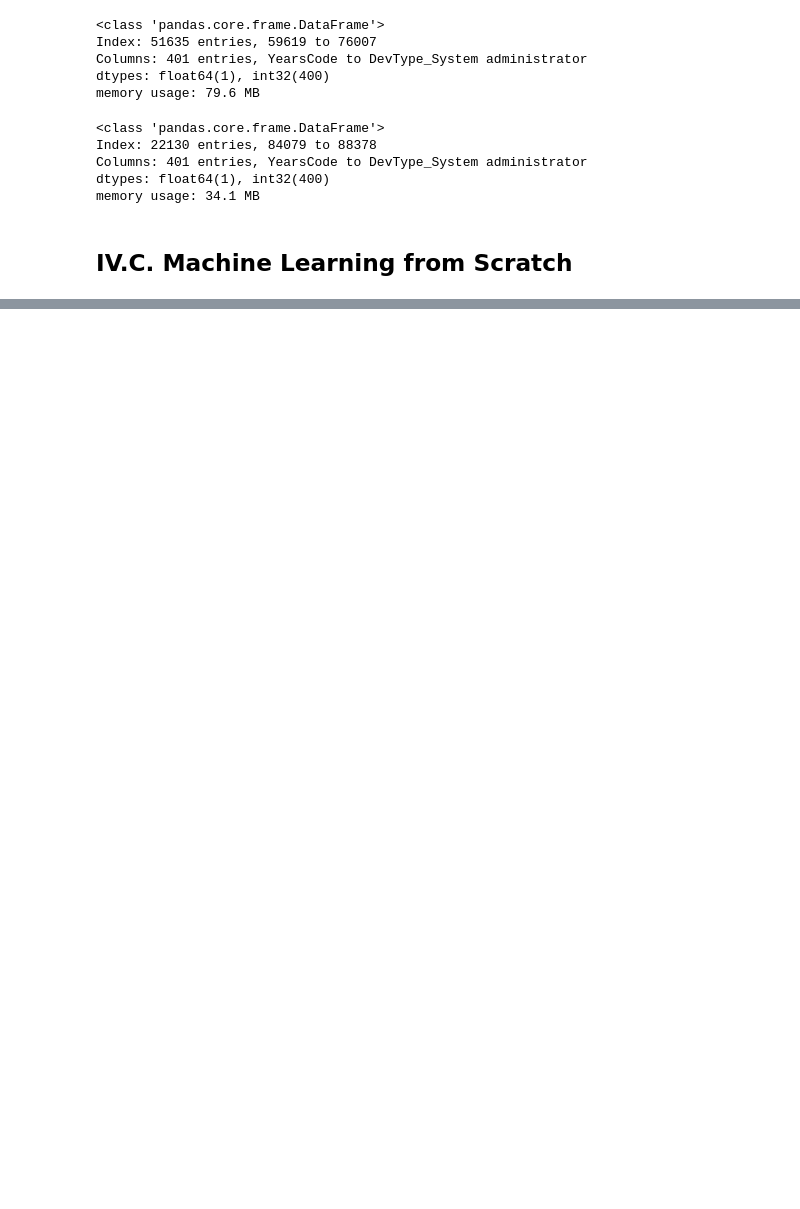
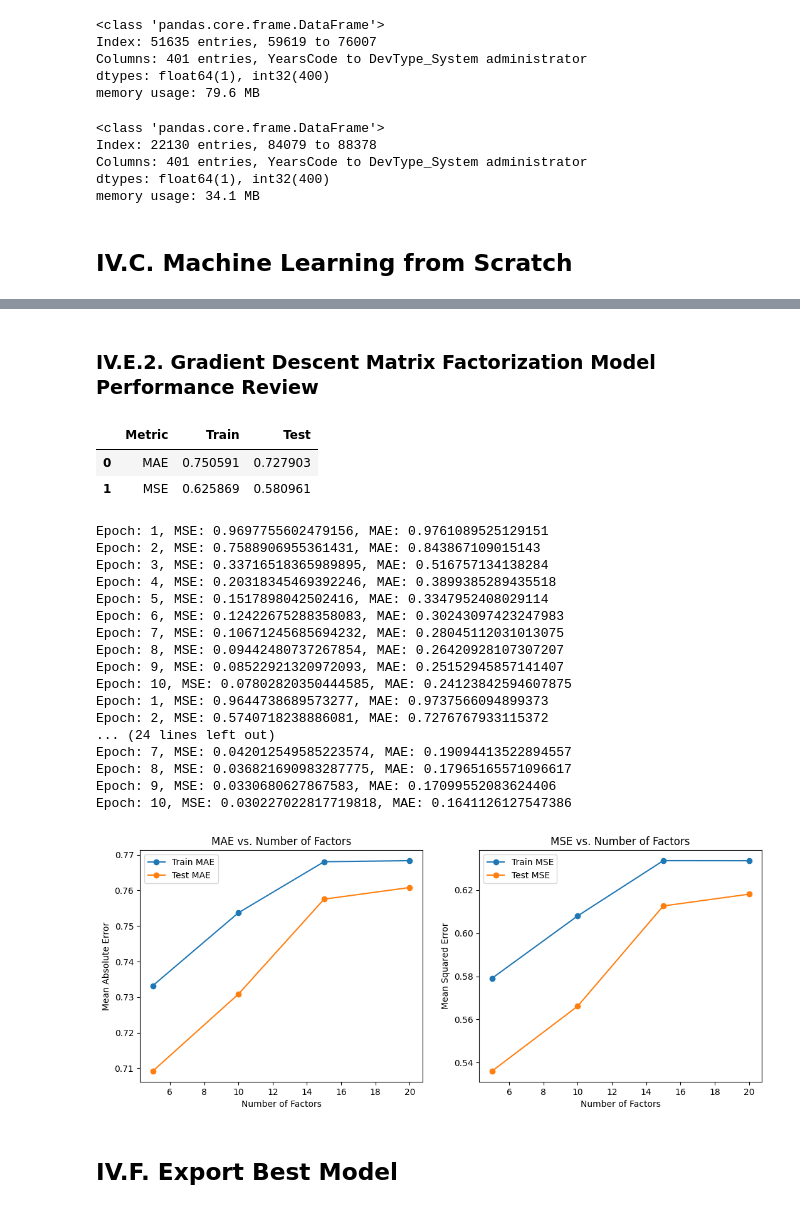
Before and after one commit to hardefarogonondo/tech-talent-recommendation-engine, a Jupyter notebook: notebooks/4_model_training_and_evaluation/model_training_and_evaluation.ipynb, the cells around one changed output, grey strips where cells are left out. Cells and saved outputs as stored; diff of their text form; code cells hidden in the pictures; blank space fills up the shorter version.

```diff
--- a/notebooks/4_model_training_and_evaluation/model_training_and_evaluation.ipynb
+++ b/notebooks/4_model_training_and_evaluation/model_training_and_evaluation.ipynb
@@ -503,0 +316,32 @@ with open('../../models/tuned_best_model.pkl', 'wb') as file:
+# %% [markdown]
+### IV.E.2. Gradient Descent Matrix Factorization Model Performance Review
+# %%
+gdf_metrics_df = evaluate_model_performance(gdf_model, train_encoded, test_encoded)
+gdf_metrics_df
+# %% [output]
+|  | Metric | Train | Test |
+| 0 | MAE | 0.750591 | 0.727903 |
+| 1 | MSE | 0.625869 | 0.580961 |
+# %%
+plot_model_performance_by_factors(GradientDescentFactorization, train_encoded, test_encoded, [5, 10, 15, 20])
+# %% [output]
+Epoch: 1, MSE: 0.9697755602479156, MAE: 0.9761089525129151
+Epoch: 2, MSE: 0.7588906955361431, MAE: 0.843867109015143
+Epoch: 3, MSE: 0.33716518365989895, MAE: 0.516757134138284
+Epoch: 4, MSE: 0.20318345469392246, MAE: 0.3899385289435518
+Epoch: 5, MSE: 0.1517898042502416, MAE: 0.3347952408029114
+Epoch: 6, MSE: 0.12422675288358083, MAE: 0.30243097423247983
+Epoch: 7, MSE: 0.10671245685694232, MAE: 0.28045112031013075
+Epoch: 8, MSE: 0.09442480737267854, MAE: 0.26420928107307207
+Epoch: 9, MSE: 0.08522921320972093, MAE: 0.25152945857141407
+Epoch: 10, MSE: 0.07802820350444585, MAE: 0.24123842594607875
+Epoch: 1, MSE: 0.9644738689573277, MAE: 0.9737566094899373
+Epoch: 2, MSE: 0.5740718238886081, MAE: 0.7276767933115372
+... (24 lines left out)
+Epoch: 7, MSE: 0.042012549585223574, MAE: 0.19094413522894557
+Epoch: 8, MSE: 0.036821690983287775, MAE: 0.17965165571096617
+Epoch: 9, MSE: 0.0330680627867583, MAE: 0.17099552083624406
+Epoch: 10, MSE: 0.030227022817719818, MAE: 0.1641126127547386
+[figure, added]
+# %% [markdown]
+## IV.F. Export Best Model
```
Also changed, not shown: parts of 70 cells of this notebook.
